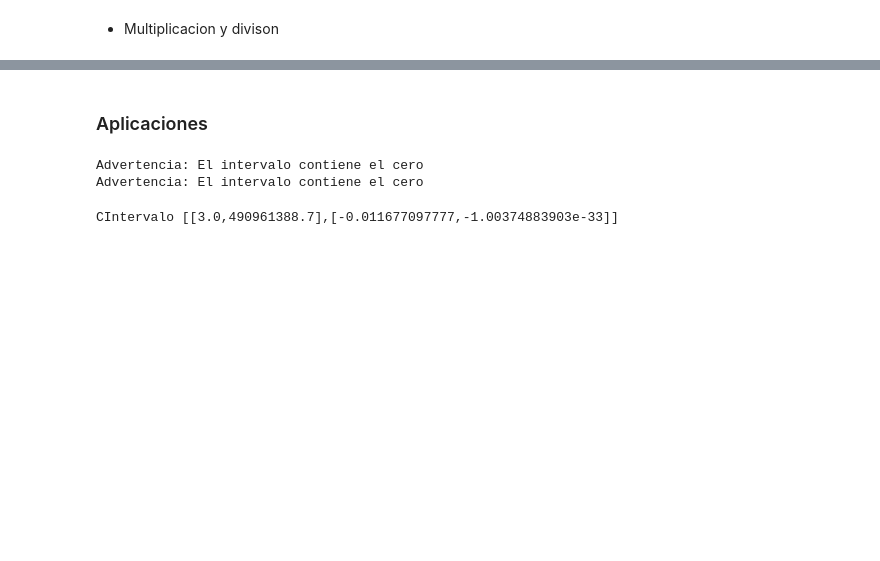
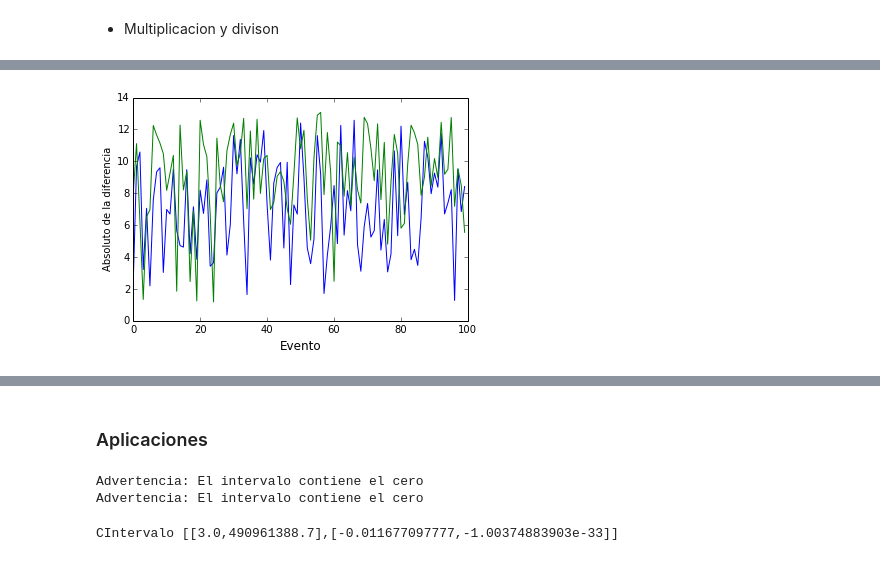
Before and after one commit to davidphysdavalos/ClasePython, a Jupyter notebook: ProyectoFinal/Presentacion.ipynb, the cells around one changed output, grey strips where cells are left out. Drawn from its saved outputs; the diff is of its cells as text; code cells hidden in the pictures; blank space fills up the shorter version.

```diff
--- a/ProyectoFinal/Presentacion.ipynb
+++ b/ProyectoFinal/Presentacion.ipynb
@@ -87,0 +293,9 @@ CPIntervalo [[1.0,1.0],[4.71238898038,4.71238898038]]
+# %%
+plt.figure()
+plt.plot(li)
+plt.plot(la)
+plt.xlabel('Evento',fontsize='large')
+plt.ylabel('Absoluto de la diferencia')
+plt.show()
+# %% [output]
+[figure, added]
```
Also changed, not shown: parts of 52 cells of this notebook, 4 other files.
